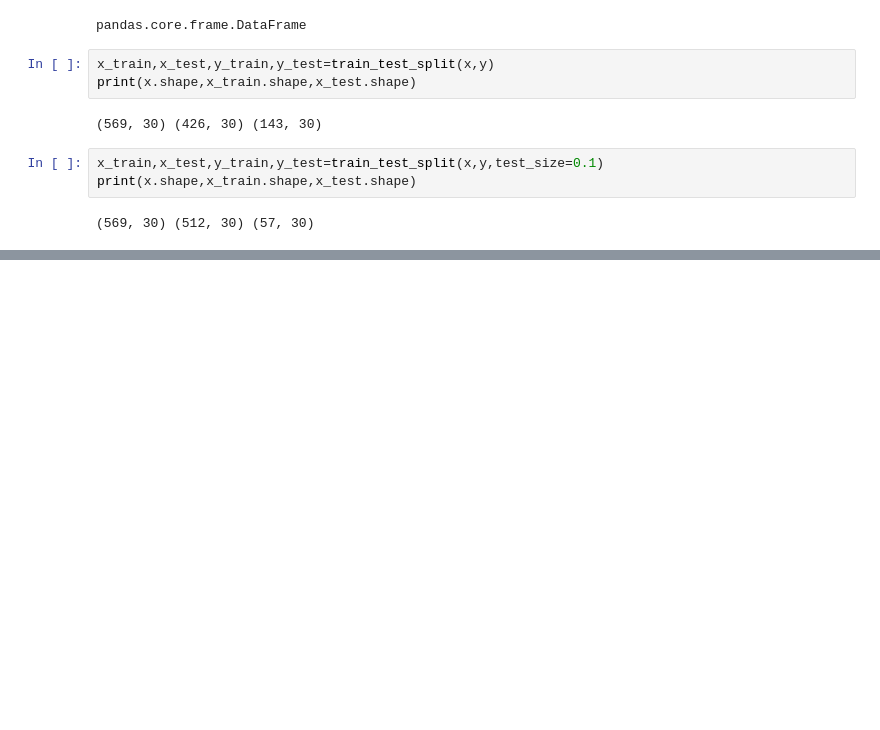
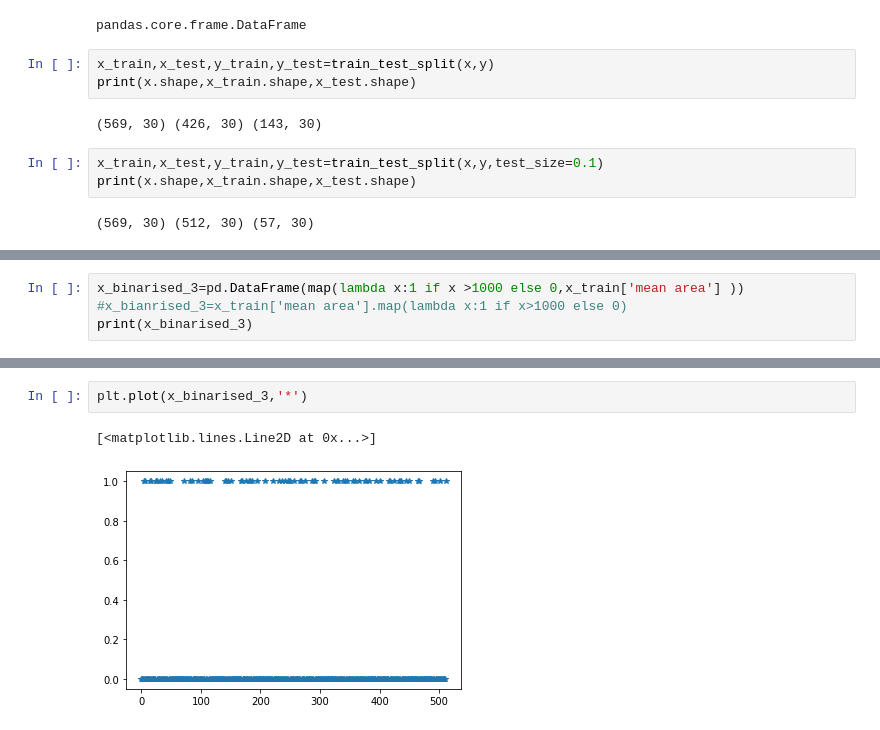
Before and after one commit to nbs19/deep-learning, a Jupyter notebook: mpneuron.ipynb, the cells around one changed output, grey strips where cells are left out. Drawn from its saved outputs; the diff is of its cells as text; blank space fills up the shorter version.

```diff
--- a/mpneuron.ipynb
+++ b/mpneuron.ipynb
@@ -93,0 +146,3 @@ print(x.shape,x_train.shape,x_test.shape)
+# %%
+x_binarised_3=pd.DataFrame(map(lambda x:1 if x >1000 else 0,x_train['mean area'] ))  #x_bianrised_3=x_train['mean area'].map(lambda x:1 if x>1000 else 0)
+print(x_binarised_3)
@@ -93,0 +164,5 @@ print(x.shape,x_train.shape,x_test.shape)
+# %%
+plt.plot(x_binarised_3,'*')
+# %% [output]
+[<matplotlib.lines.Line2D at 0x...>]
+[figure, added]
```
Also changed, not shown: parts of 24 cells of this notebook.
